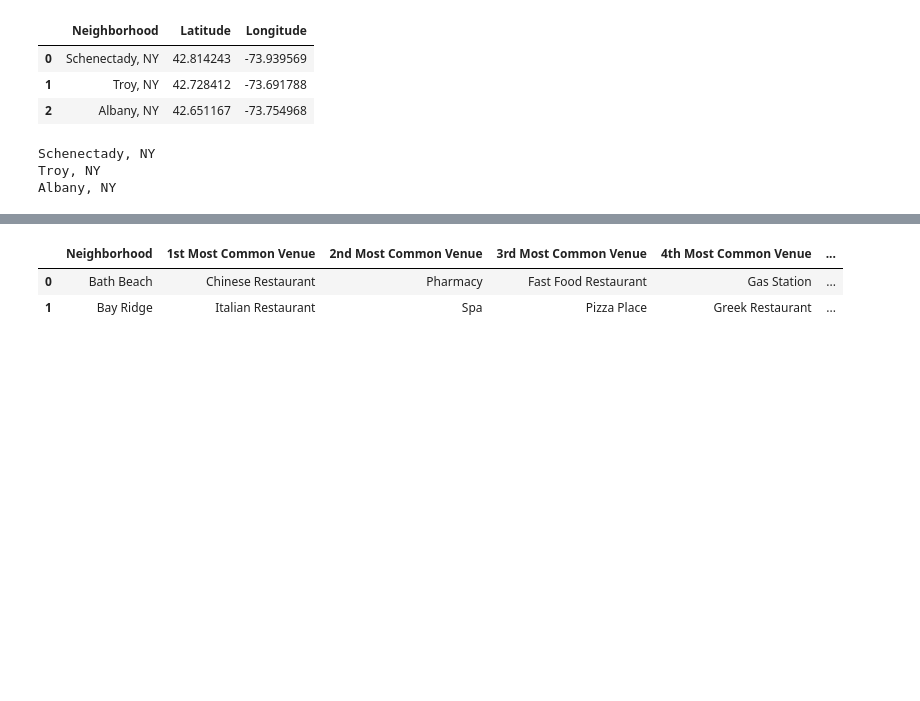
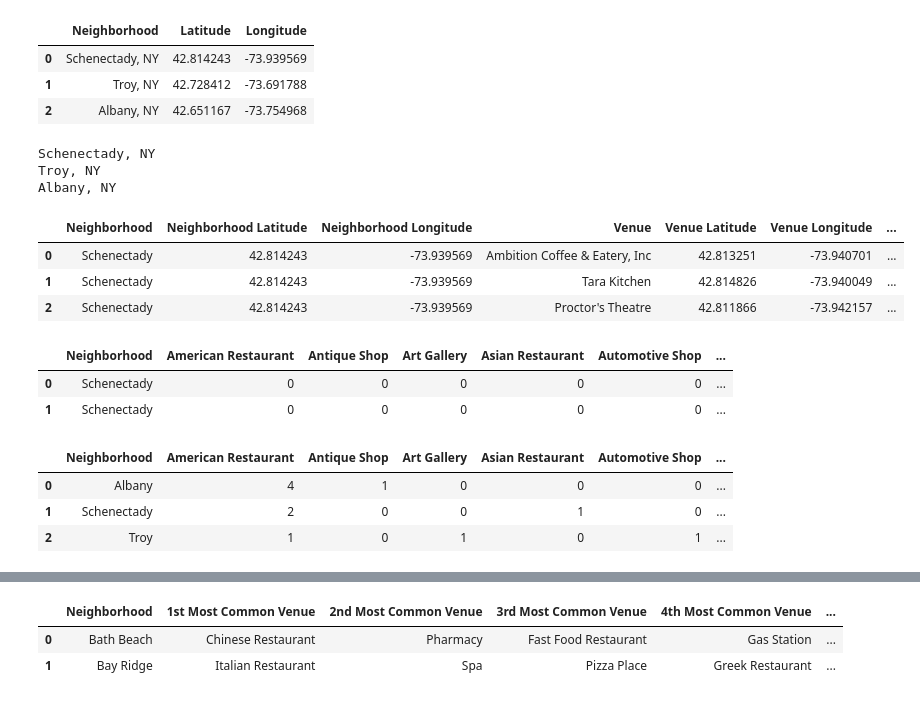
Before and after one commit to stryder518/Data_Science_Capstone, a Jupyter notebook: Data Science Capstone.ipynb, the cells around one changed output, grey strips where cells are left out. Cells and saved outputs as stored; diff of their text form; code cells hidden in the pictures; blank space fills up the shorter version.

```diff
--- a/Data Science Capstone.ipynb
+++ b/Data Science Capstone.ipynb
@@ -352,3 +357,39 @@ upstate_venues = getNearbyVenues(names=upstate['Neighborhood'],
 Schenectady, NY
 Troy, NY
 Albany, NY
+# %%
+#clean up the neighborhood names by getting rid of the commas. Join it back on in the  neighborhood Name.
+city_only = upstate_venues.Neighborhood.str.split(",",expand=True)
+upstate_venues['Neighborhood'] = city_only[0]
+upstate_venues.head(3)
+# %% [output]
+|  | Neighborhood | Neighborhood Latitude | Neighborhood Longitude | Venue | Venue Latitude | Venue Longitude | ... |
+| 0 | Schenectady | 42.814243 | -73.939569 | Ambition Coffee & Eatery, Inc | 42.813251 | -73.940701 | ... |
+| 1 | Schenectady | 42.814243 | -73.939569 | Tara Kitchen | 42.814826 | -73.940049 | ... |
+| 2 | Schenectady | 42.814243 | -73.939569 | Proctor's Theatre | 42.811866 | -73.942157 | ... |
+# %%
+#time to clean up the upstate, NY data.
+# one hot encoding
+upstate_onehot = pd.get_dummies(upstate_venues[['Venue Category']], prefix="", prefix_sep="") ##this is important.
+
+# add neighborhood column back to dataframe
+upstate_onehot['Neighborhood'] = upstate_venues['Neighborhood']
+
+# move neighborhood column to the first column
+fixed_columns = [upstate_onehot.columns[-1]] + list(upstate_onehot.columns[:-1])
+upstate_onehot = upstate_onehot[fixed_columns]
+
+upstate_onehot.head(2)
+# %% [output]
+|  | Neighborhood | American Restaurant | Antique Shop | Art Gallery | Asian Restaurant | Automotive Shop | ... |
+| 0 | Schenectady | 0 | 0 | 0 | 0 | 0 | ... |
+| 1 | Schenectady | 0 | 0 | 0 | 0 | 0 | ... |
+# %%
+#group the upstate, NY data.
+upstate_grouped = upstate_onehot.groupby('Neighborhood').sum().reset_index() #each of these means is the total number of all venues on the denominaotr and the # of that venue type as the numerator.  e.g. (1/66)
+upstate_grouped
+# %% [output]
+|  | Neighborhood | American Restaurant | Antique Shop | Art Gallery | Asian Restaurant | Automotive Shop | ... |
+| 0 | Albany | 4 | 1 | 0 | 0 | 0 | ... |
+| 1 | Schenectady | 2 | 0 | 0 | 1 | 0 | ... |
+| 2 | Troy | 1 | 0 | 1 | 0 | 1 | ... |
```
Also changed, not shown: parts of 3 cells of this notebook.
